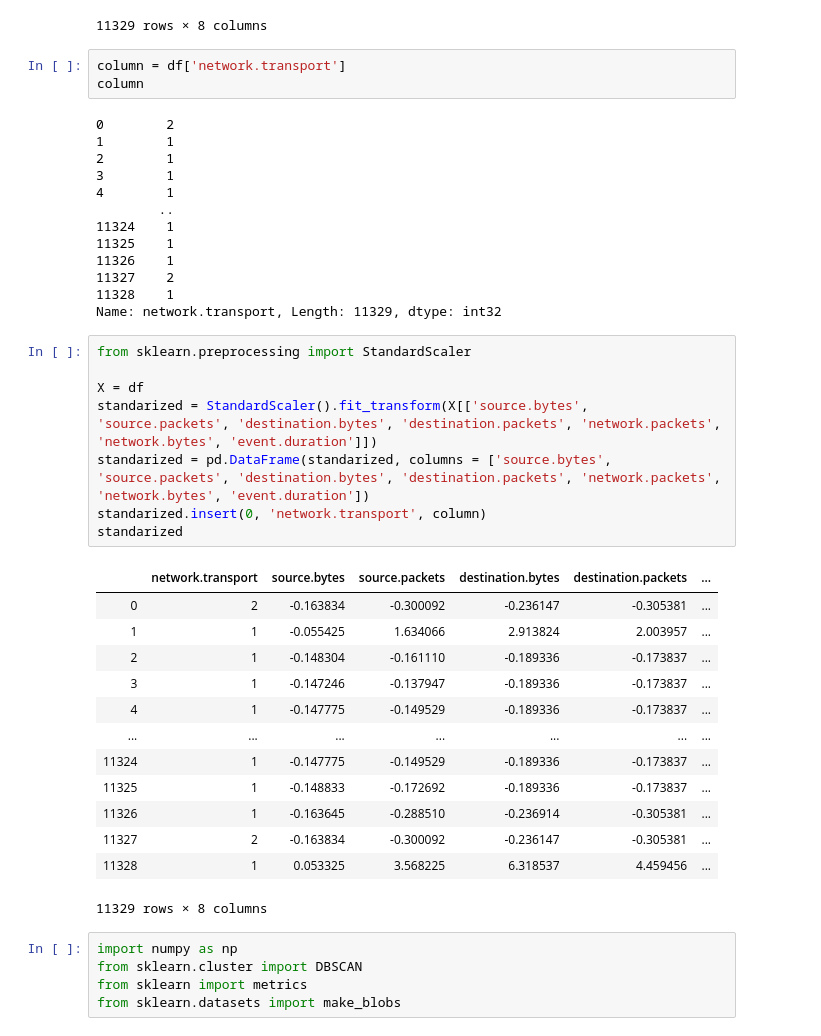
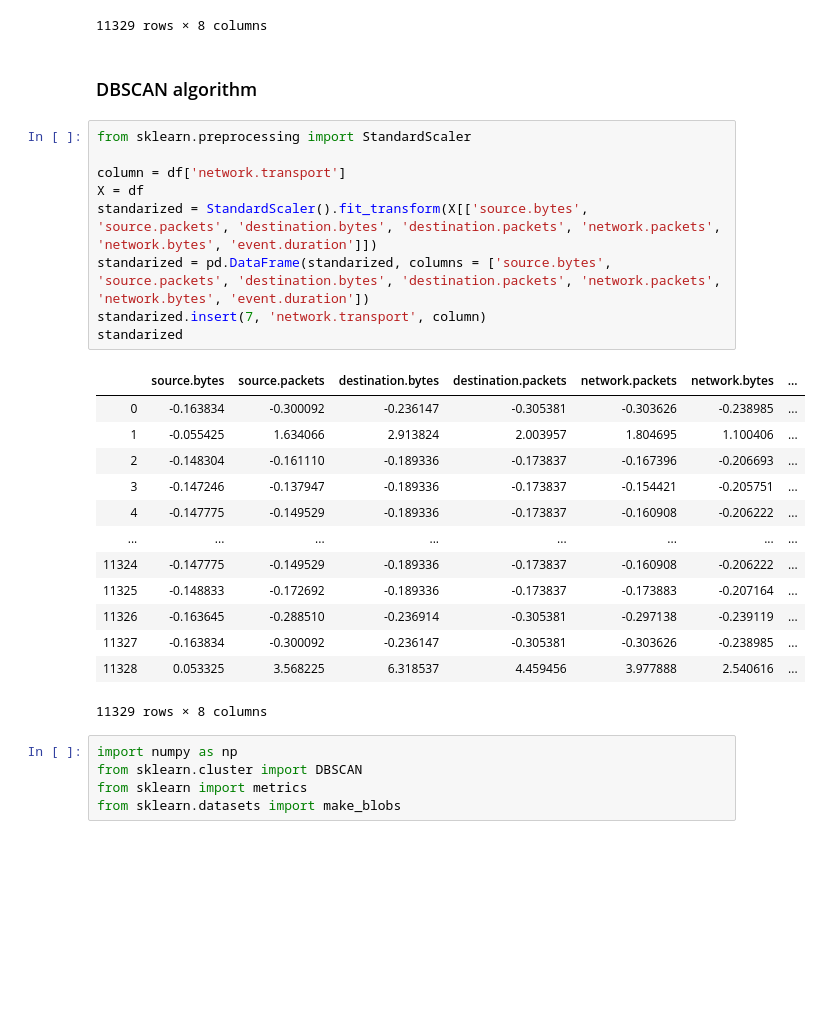
Before and after one commit to xetxezarreta/docker-elk, a Jupyter notebook: sb-ml/clustering/clustering-packetbeat.ipynb, the cells around one changed output. Cells and saved outputs as stored; diff of their text form; blank space fills up the shorter version.

```diff
--- a/sb-ml/clustering/clustering-packetbeat.ipynb
+++ b/sb-ml/clustering/clustering-packetbeat.ipynb
@@ -63,43 +53,30 @@ df
 | 11327 | 92.0 | 1.0 | 92.0 | 1.0 | 2.0 | 184.0 | ... |
 | 11328 | 23080.0 | 335.0 | 307728.0 | 327.0 | 662.0 | 330808.0 | ... |
 11329 rows × 8 columns
-# %%
-column = df['network.transport']
-column
-# %% [output]
-0        2
-1        1
-2        1
-3        1
-4        1
-        ..
-11324    1
-11325    1
-11326    1
-11327    2
-11328    1
-Name: network.transport, Length: 11329, dtype: int32
+# %% [markdown]
+### DBSCAN algorithm
 # %%
 from sklearn.preprocessing import StandardScaler
 
+column = df['network.transport']
 X = df
 standarized = StandardScaler().fit_transform(X[['source.bytes', 'source.packets', 'destination.bytes', 'destination.packets', 'network.packets', 'network.bytes', 'event.duration']])
 standarized = pd.DataFrame(standarized, columns = ['source.bytes', 'source.packets', 'destination.bytes', 'destination.packets', 'network.packets', 'network.bytes', 'event.duration'])
-standarized.insert(0, 'network.transport', column)
+standarized.insert(7, 'network.transport', column)
 standarized
 # %% [output]
-|  | network.transport | source.bytes | source.packets | destination.bytes | destination.packets | ... |
-| 0 | 2 | -0.163834 | -0.300092 | -0.236147 | -0.305381 | ... |
-| 1 | 1 | -0.055425 | 1.634066 | 2.913824 | 2.003957 | ... |
-| 2 | 1 | -0.148304 | -0.161110 | -0.189336 | -0.173837 | ... |
-| 3 | 1 | -0.147246 | -0.137947 | -0.189336 | -0.173837 | ... |
-| 4 | 1 | -0.147775 | -0.149529 | -0.189336 | -0.173837 | ... |
-| ... | ... | ... | ... | ... | ... | ... |
-| 11324 | 1 | -0.147775 | -0.149529 | -0.189336 | -0.173837 | ... |
-| 11325 | 1 | -0.148833 | -0.172692 | -0.189336 | -0.173837 | ... |
-| 11326 | 1 | -0.163645 | -0.288510 | -0.236914 | -0.305381 | ... |
-| 11327 | 2 | -0.163834 | -0.300092 | -0.236147 | -0.305381 | ... |
-| 11328 | 1 | 0.053325 | 3.568225 | 6.318537 | 4.459456 | ... |
+|  | source.bytes | source.packets | destination.bytes | destination.packets | network.packets | network.bytes | ... |
+| 0 | -0.163834 | -0.300092 | -0.236147 | -0.305381 | -0.303626 | -0.238985 | ... |
+| 1 | -0.055425 | 1.634066 | 2.913824 | 2.003957 | 1.804695 | 1.100406 | ... |
+| 2 | -0.148304 | -0.161110 | -0.189336 | -0.173837 | -0.167396 | -0.206693 | ... |
+| 3 | -0.147246 | -0.137947 | -0.189336 | -0.173837 | -0.154421 | -0.205751 | ... |
+| 4 | -0.147775 | -0.149529 | -0.189336 | -0.173837 | -0.160908 | -0.206222 | ... |
+| ... | ... | ... | ... | ... | ... | ... | ... |
+| 11324 | -0.147775 | -0.149529 | -0.189336 | -0.173837 | -0.160908 | -0.206222 | ... |
+| 11325 | -0.148833 | -0.172692 | -0.189336 | -0.173837 | -0.173883 | -0.207164 | ... |
+| 11326 | -0.163645 | -0.288510 | -0.236914 | -0.305381 | -0.297138 | -0.239119 | ... |
+| 11327 | -0.163834 | -0.300092 | -0.236147 | -0.305381 | -0.303626 | -0.238985 | ... |
+| 11328 | 0.053325 | 3.568225 | 6.318537 | 4.459456 | 3.977888 | 2.540616 | ... |
 11329 rows × 8 columns
 # %%
 import numpy as np
```
Also changed, not shown: parts of 28 cells of this notebook.
